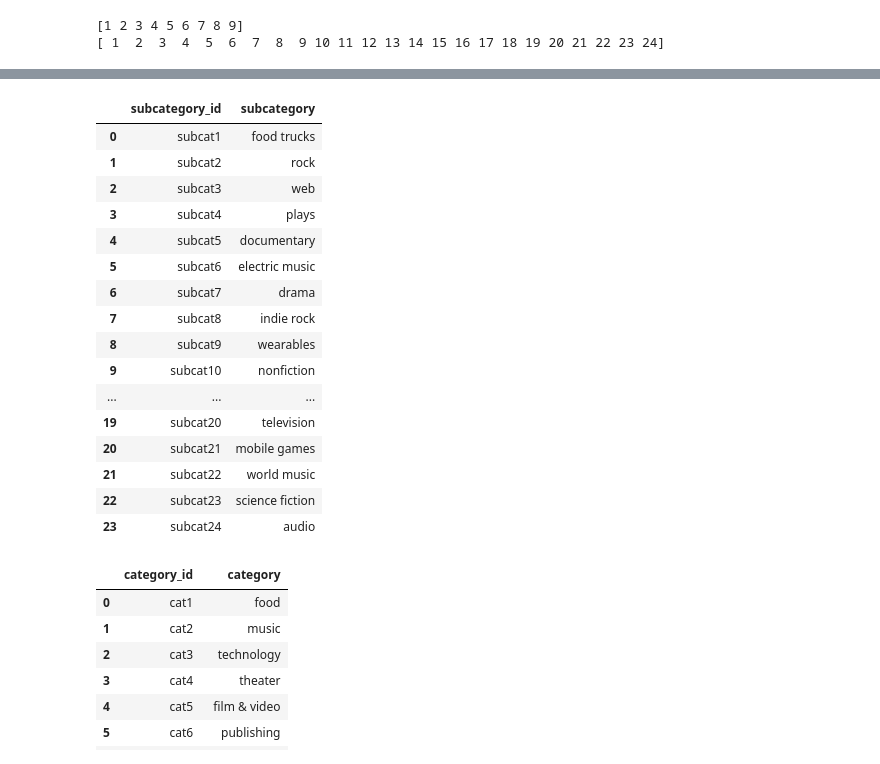
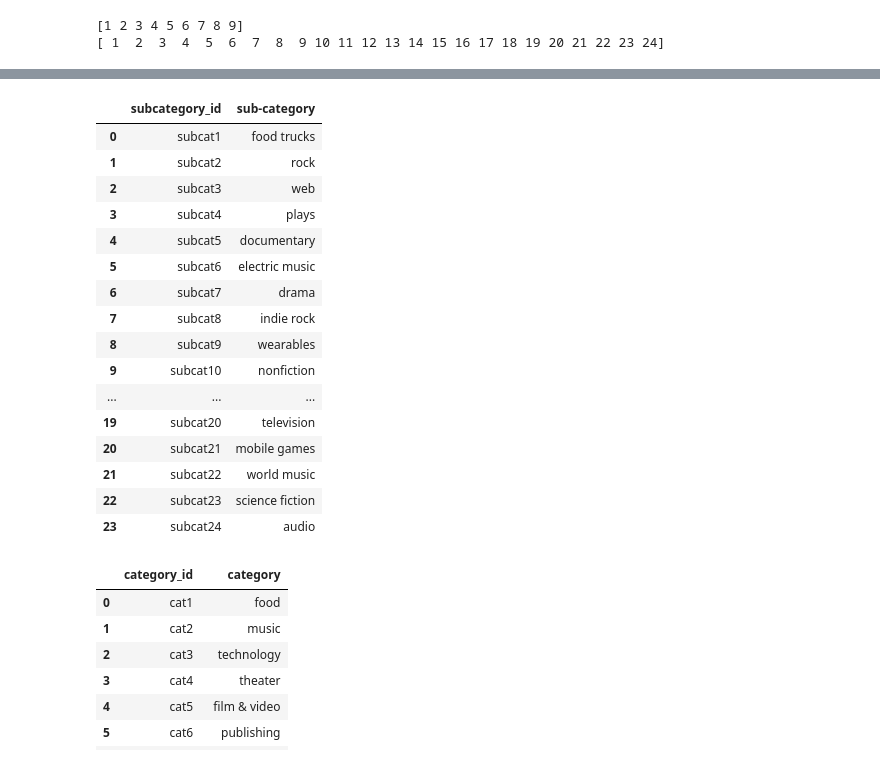
Before and after one commit to Serg488/Crowdfunding_ETL, a Jupyter notebook: ETL_Mini_Project_S.Ramirez_P.Mukuyu.ipynb, the cells around one changed output, grey strips where cells are left out. Saved outputs shown, nothing was run; the diff lists cells and outputs as text; code cells hidden in the pictures.

```diff
--- a/ETL_Mini_Project_S.Ramirez_P.Mukuyu.ipynb
+++ b/ETL_Mini_Project_S.Ramirez_P.Mukuyu.ipynb
@@ -120,30 +120,31 @@ print(subcategory_id_with_prefix)
 # %%
 # Create a category DataFrame with the category_id array as the category_id and categories list as the category name.
 
 categories = ['food', 'music', 'technology', 'theater', 'film & video', 'publishing', 'games', 'photography', 'journalism']
 category_id = [f'cat{i+1}' for i in range(len(categories))]  # Create category_id entries
 
 # Create the DataFrame
 category_df = pd.DataFrame({
     'category_id': category_id,
     'category': categories
 })
 category_df
 
 
 # Create a category DataFrame with the subcategory_id array as the subcategory_id and subcategories list as the subcategory name.
-subcategory_id = [f'cat{i+1}' for i in range(len(subcategories))]
 subcategories = ['subcat1','subcat2','subcat3','subcat4','subcat5','subcat6','subcat7','subcat8','subcat9','subcat10','subcat11','subcat12','subcat13','subcat14','subcat15',
                  'subcat16','subcat17','subcat18','subcat19','subcat20','subcat21','subcat22',
                 'subcat23','subcat24']
 
+subcategory_id = [f'cat{i+1}' for i in range(len(subcategories))]
+
 subcategory_df = pd.DataFrame({
     'subcategory_id': subcategories,
-    'subcategory': unique_subcategories
+    'sub-category': unique_subcategories
 })
 subcategory_df
 # %% [output]
-|  | subcategory_id | subcategory |
+|  | subcategory_id | sub-category |
 | 0 | subcat1 | food trucks |
 | 1 | subcat2 | rock |
 | 2 | subcat3 | web |
```
Also changed, not shown: parts of 12 cells of this notebook, 2 other files.
